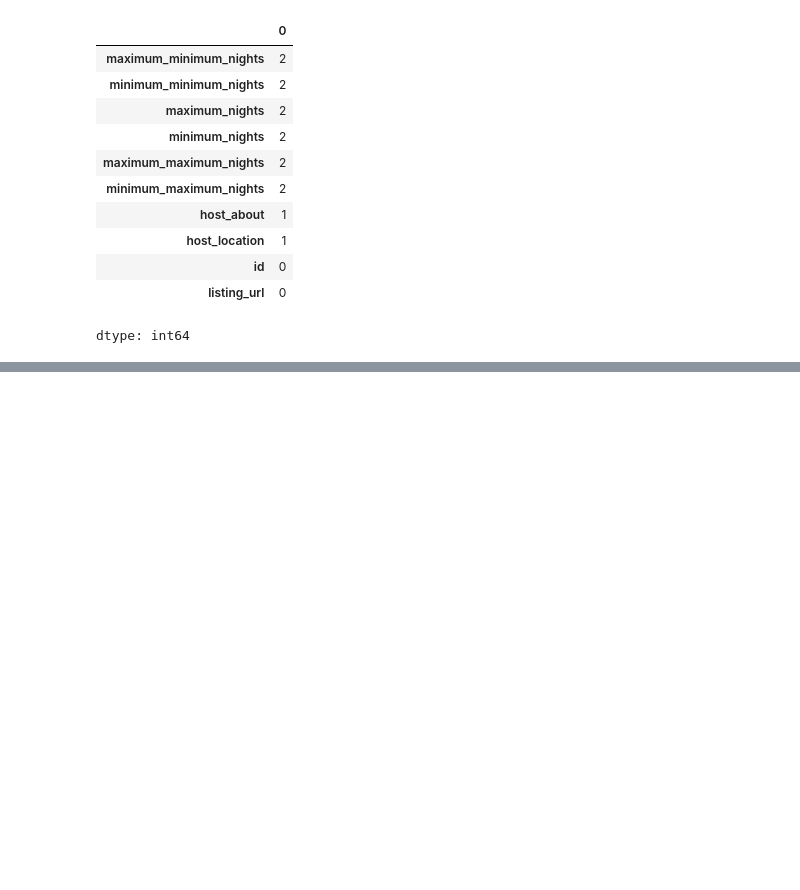
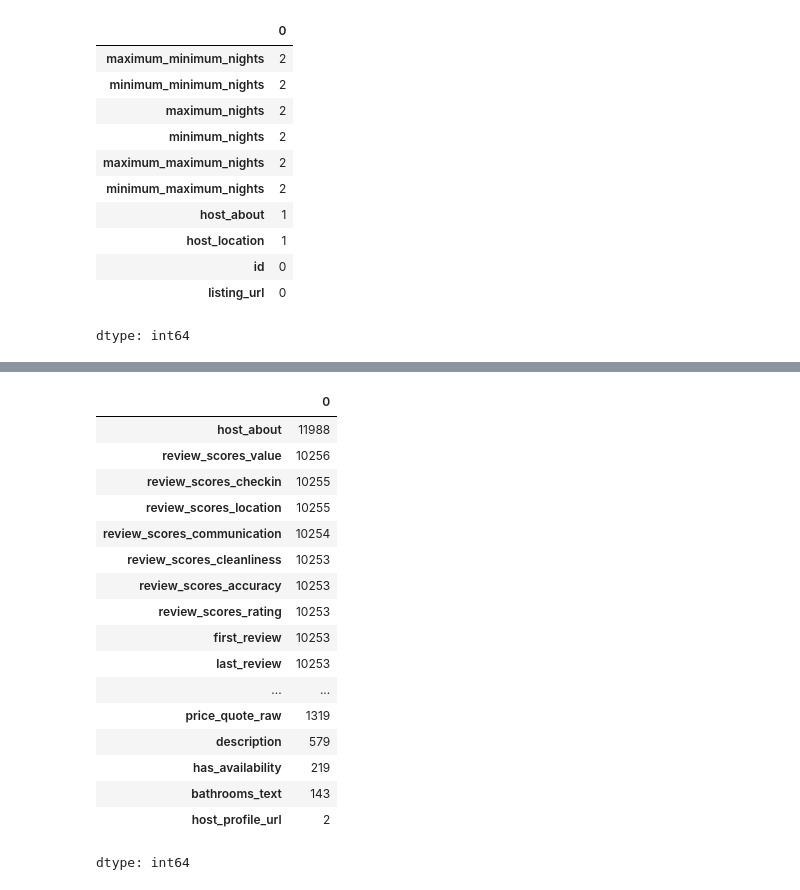
Before and after one commit to Major5846D/airbnb-eda, a Jupyter notebook: PROJECT_1.ipynb, the cells around one changed output, grey strips where cells are left out. Drawn from its saved outputs; the diff is of its cells as text; code cells hidden in the pictures; blank space fills up the shorter version.

```diff
--- a/PROJECT_1.ipynb
+++ b/PROJECT_1.ipynb
@@ -137,0 +239,3 @@ df['minimum_maximum_nights'].median()
+# %%
+ null_summary =  df.isnull().sum()
+ null_summary[null_summary > 0].sort_values(ascending = False)
@@ -137,0 +278,22 @@ df['minimum_maximum_nights'].median()
+# %%
+ null_summary =  df.isnull().sum()
+ null_summary[null_summary > 0].sort_values(ascending = False)
+# %% [output]
+|  | 0 |
+| host_about | 11988 |
+| review_scores_value | 10256 |
+| review_scores_checkin | 10255 |
+| review_scores_location | 10255 |
+| review_scores_communication | 10254 |
+| review_scores_cleanliness | 10253 |
+| review_scores_accuracy | 10253 |
+| review_scores_rating | 10253 |
+| first_review | 10253 |
+| last_review | 10253 |
+| ... | ... |
+| price_quote_raw | 1319 |
+| description | 579 |
+| has_availability | 219 |
+| bathrooms_text | 143 |
+| host_profile_url | 2 |
+dtype: int64
```
Also changed, not shown: parts of 25 cells of this notebook.
